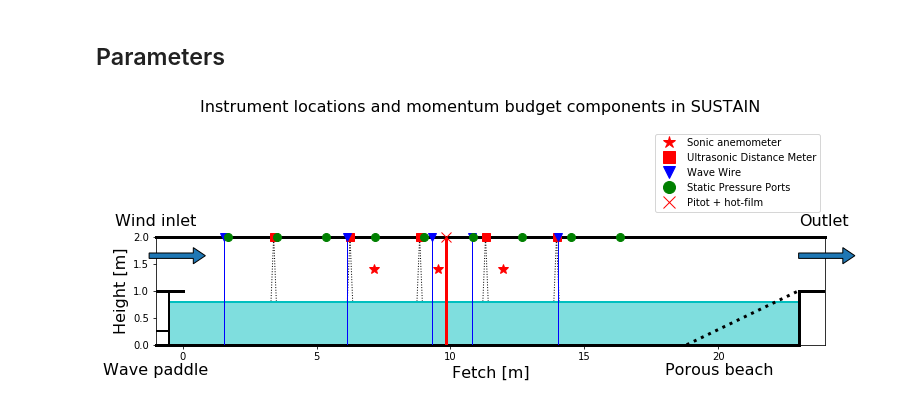
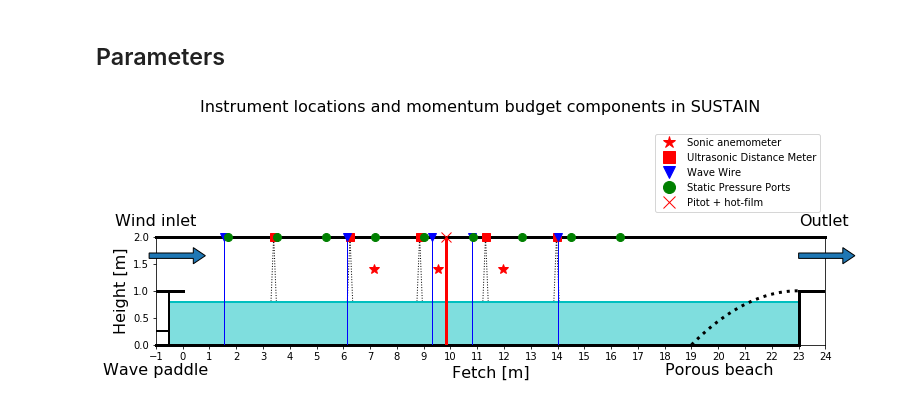
Before and after one commit to sustain-lab/sustain-drag-2020, a Jupyter notebook: laboratory-setup-SUSTAIN.ipynb, the cells around one changed output. Saved outputs shown, nothing was run; the diff lists cells and outputs as text; code cells hidden in the pictures.

Commit message:
parabolic beach and xticks added

```diff
--- a/laboratory-setup-SUSTAIN.ipynb
+++ b/laboratory-setup-SUSTAIN.ipynb
@@ -52,7 +52,9 @@ plt.plot([-0.5, SUSTAIN_WIDTH], [H, H], 'c-', lw=2)
 plt.fill_between([-0.5, SUSTAIN_WIDTH], [H, H], color='c', alpha=0.5)
 
 # beach
-plt.plot([9 * PANEL_WIDTH, SUSTAIN_WIDTH], [0, 1], 'k:', lw=3)
+x = np.linspace(19,23, 30)
+y = (-1/16)*(x-23)**2+1
+plt.plot(x,y, 'k:', lw=3)
 plt.text(18, -0.55, 'Porous beach', fontsize=16)
 
 # inlet
@@ -77,31 +79,32 @@ plt.plot([-1, SUSTAIN_WIDTH], [0, 0], 'k-', lw=3, clip_on=False)
 # plt.plot([udm[4], udm[4]], [2, 2.4], 'r-', clip_on=False)
 # plt.plot([udm[0], udm[4]], [2.4, 2.4], 'r-', clip_on=False)
 # plt.text((udm[0] + udm[4]) / 2, 2.45, r'$\dfrac{\partial h}{\partial x}$, $\dfrac{\partial S_{xx}}{\partial x}$', ha='left', va='bottom', color='r', fontsize=16)
 
 for w in wave_wire:
     plt.plot(w, 2, 'bv', ms=8, clip_on=False, zorder=5)
     plt.plot([w, w ], [2, 0], 'b', lw=1)
 
 
 for p in static_pressure:
     plt.plot(p, 2, 'go', ms=8, clip_on=False, zorder=5)
     #plt.plot([p, p ], [2, 0], 'b', lw=1)
 
 plt.plot(pitot, 2, 'rx', ms=10, clip_on=False, zorder=5)
 plt.plot([pitot,pitot], [2, 0], 'r', linewidth = 3)
 
 plt.plot(np.nan, np.nan, 'r*', ms=12, label='Sonic anemometer')
 plt.plot(np.nan, np.nan, 'rs', ms=12, label='Ultrasonic Distance Meter')
 plt.plot(np.nan, np.nan, 'bv', ms=12, label = "Wave Wire")
 plt.plot(np.nan, np.nan, 'go', ms=12, label = "Static Pressure Ports")
 plt.plot(np.nan, np.nan, 'rx', ms=12, label = "Pitot + hot-film")
 
 plt.legend(bbox_to_anchor=(0.9, 0.9), bbox_transform=plt.gcf().transFigure)
 
 plt.xlabel('Fetch [m]', fontsize=16)
 plt.ylabel('Height [m]', fontsize=16)
+plt.xticks(np.arange(-1,25,1))
 
 fig.suptitle('Instrument locations and momentum budget components in SUSTAIN', fontsize=16)
 fig.subplots_adjust(bottom=0.3, top=0.6)
 # %% [output]
-[figure, old version]
+[figure, new version]
```
